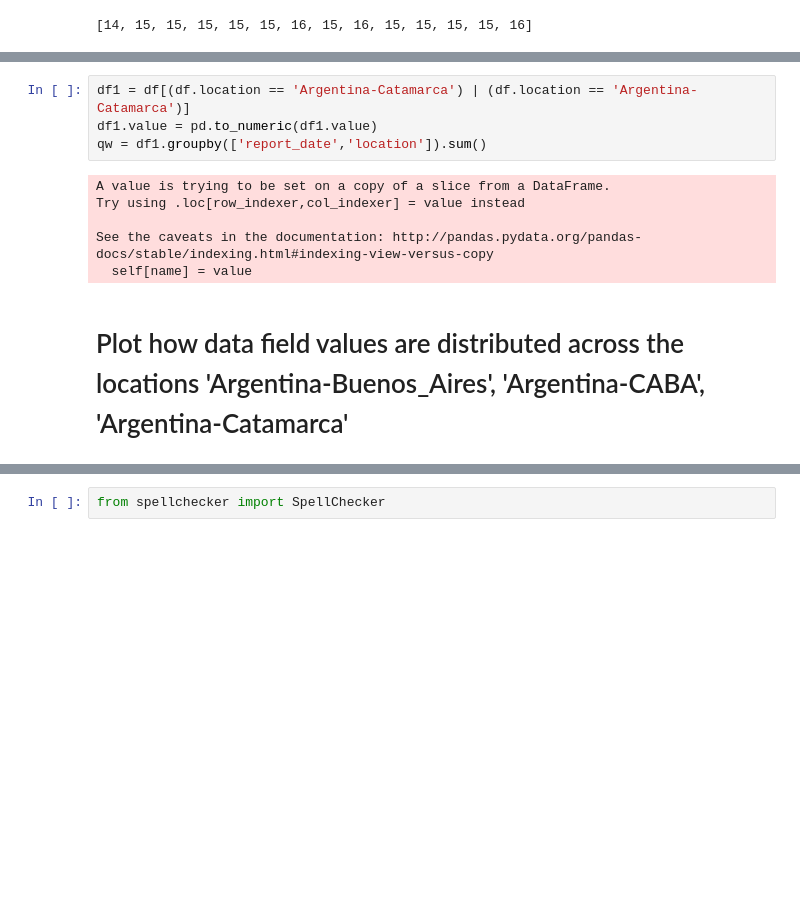
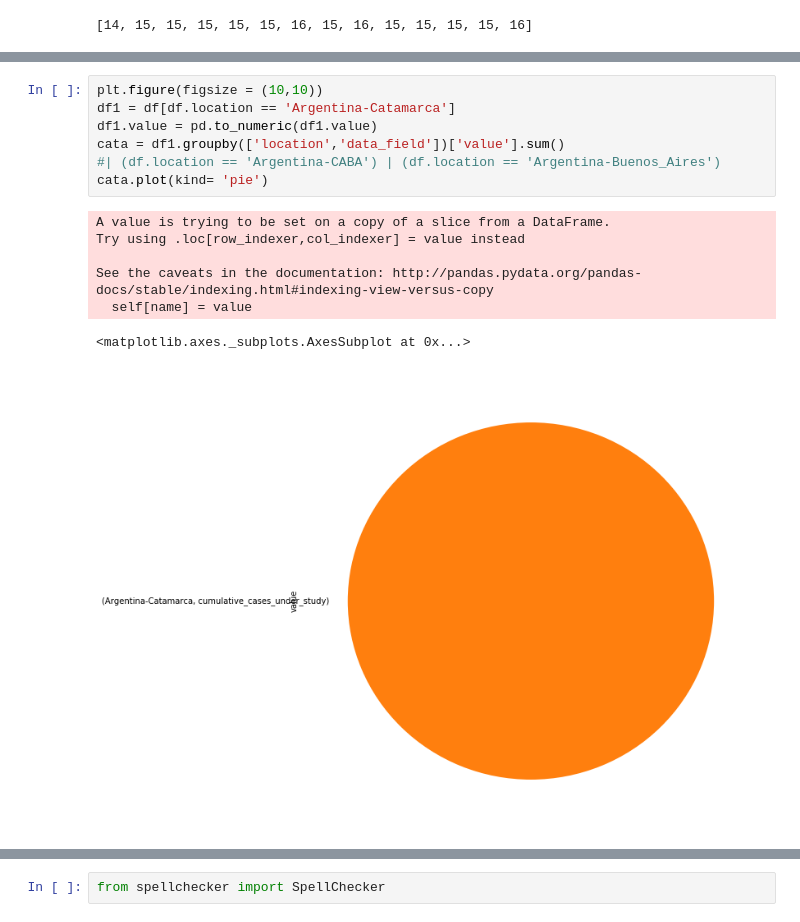
Before and after one commit to abhishekchugh17/panda2Assignment, a Jupyter notebook: Assignment.ipynb, the cells around one changed output, grey strips where cells are left out. Drawn from its saved outputs; the diff is of its cells as text; blank space fills up the shorter version.

```diff
--- a/Assignment.ipynb
+++ b/Assignment.ipynb
@@ -157,12 +158,15 @@ plt.xticks(rotation=90)
 # %%
-df1 = df[(df.location == 'Argentina-Catamarca') | (df.location == 'Argentina-Catamarca')]
+plt.figure(figsize = (10,10))
+df1 = df[df.location == 'Argentina-Catamarca']
 df1.value = pd.to_numeric(df1.value)
-qw = df1.groupby(['report_date','location']).sum()
+cata = df1.groupby(['location','data_field'])['value'].sum()
+#| (df.location == 'Argentina-CABA') | (df.location == 'Argentina-Buenos_Aires')
+cata.plot(kind= 'pie')
 # %% [output]
 A value is trying to be set on a copy of a slice from a DataFrame.
 Try using .loc[row_indexer,col_indexer] = value instead
 
 See the caveats in the documentation: http://pandas.pydata.org/pandas-docs/stable/indexing.html#indexing-view-versus-copy
   self[name] = value
+<matplotlib.axes._subplots.AxesSubplot at 0x...>
+[figure, added]
-# %% [markdown]
-# Plot how data field values are distributed across the locations 'Argentina-Buenos_Aires', 'Argentina-CABA', 'Argentina-Catamarca'
```
Also changed, not shown: parts of 21 cells of this notebook.
